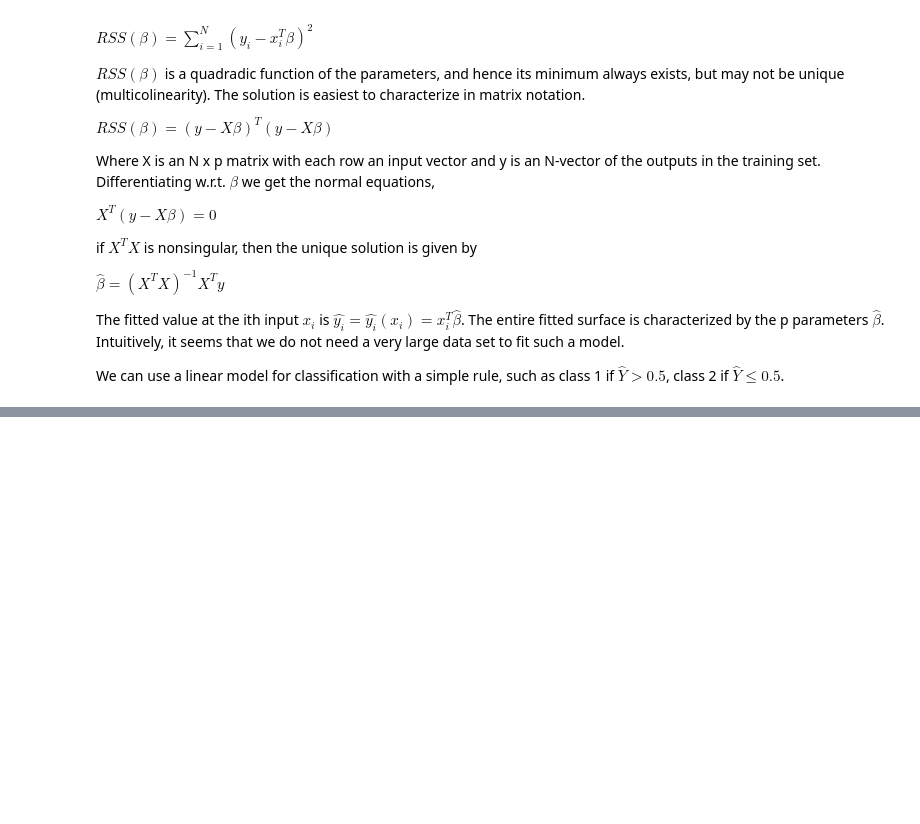
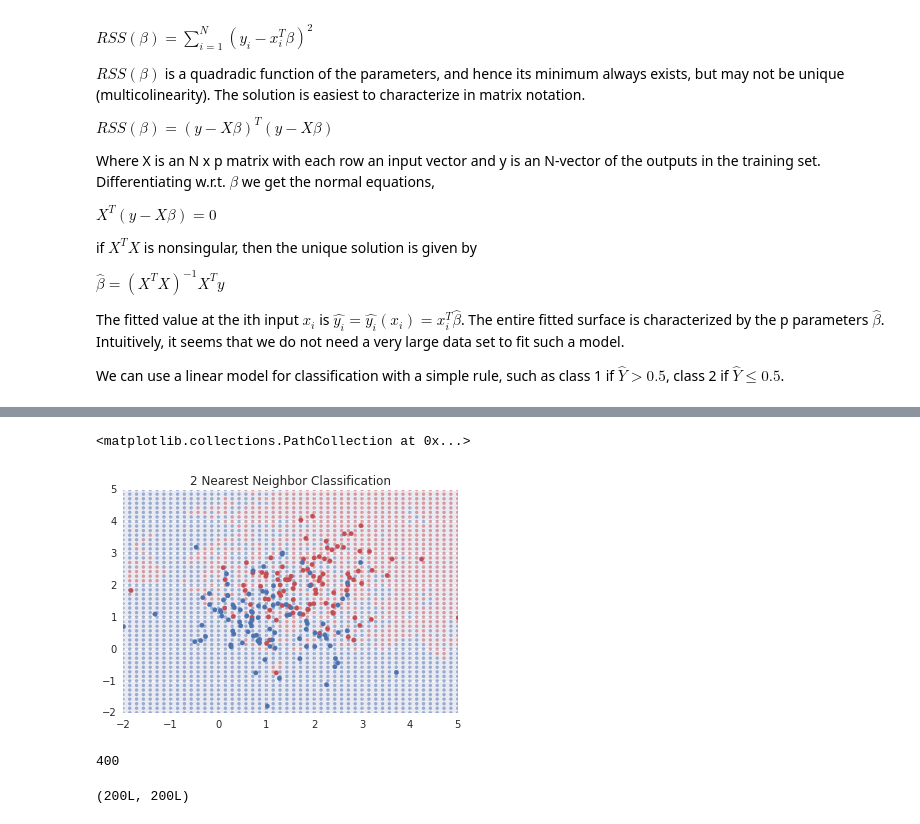
Before and after one commit to jonahwilliams/notebooks, a Jupyter notebook: elements_of_statistical_learning/chapter_2.ipynb, the cells around one changed output, grey strips where cells are left out. Drawn from its saved outputs; the diff is of its cells as text; code cells hidden in the pictures; blank space fills up the shorter version.

```diff
--- a/elements_of_statistical_learning/chapter_2.ipynb
+++ b/elements_of_statistical_learning/chapter_2.ipynb
@@ -87,0 +122,34 @@ Closeness implies a metric, a simple choice is Euclidean distance.  So, find the
+# %%
+# Using 2 Nearest Neighbors
+distance = lambda x, y: np.sqrt((x[0] - y[0])**2 + (x[1] - y[1])**2)
+y = np.array(dataset[0::, 0])
+X = np.array(dataset[0::, 2::])
+
+# This is a poor way to do KNN, but i wanted to do it by hand
+# Create new points for classification
+domain = np.array([[p1, p2] for p1 in np.linspace(-2, 5, 50) for p2 in np.linspace(-2, 5, 50)])
+classes = np.zeros(len(domain), np.float)
+for i, point in enumerate(domain):
+    distances = np.zeros(len(X), np.int)
+    for j, c_point in enumerate(X):
+        distances[j] = distance(c_point, point)
+    classes[i] = np.round(np.mean(y[np.argsort(distances)[0:2]]))
+
+# Plotting classification boundary
+plt.title("2 Nearest Neighbor Classification")
+plt.xlim(-2, 5)
+plt.ylim(-2, 5)
+plt.scatter(domain[0::, 0], domain[0::, 1], color=map(color, classes), alpha=0.5, s=9)
+plt.scatter(red[0::, 2], red[0::, 3], color=current_palette[2])
+plt.scatter(blue[0::, 2], blue[0::, 3], color=current_palette[0])
+# %% [output]
+<matplotlib.collections.PathCollection at 0x...>
+[figure, added]
+# %%
+len(classes)
+# %% [output]
+400
+# %%
+pairwise_distance.shape
+# %% [output]
+(200L, 200L)
```
Also changed, not shown: parts of 5 cells of this notebook.
